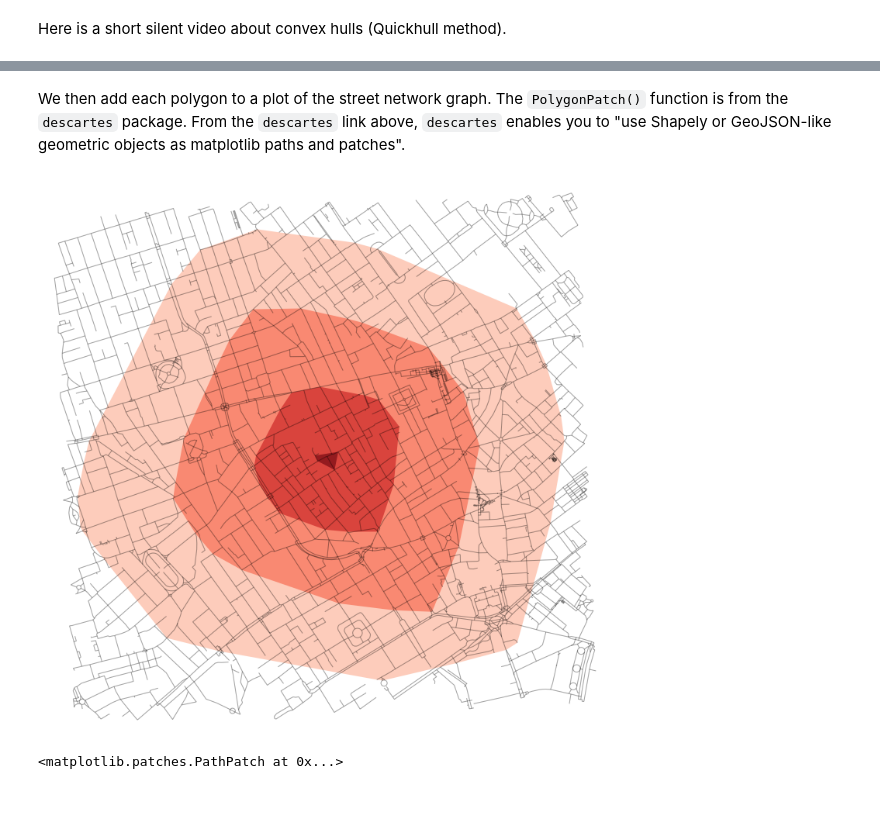
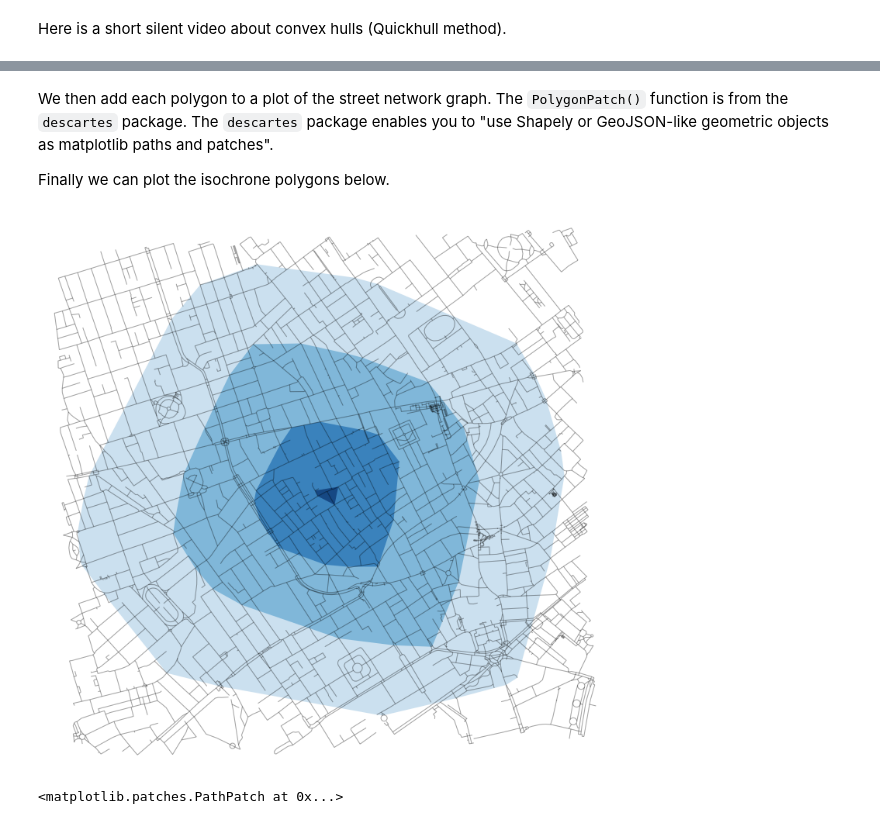
Before and after one commit to PHI-Case-Studies/1854-Cholera-Outbreak-London-Advanced-1, a Jupyter notebook: NB05-Cholera-Case-Study-Isochrone-Map.ipynb, the cells around one changed output, grey strips where cells are left out. Drawn from its saved outputs; the diff is of its cells as text; code cells hidden in the pictures.

```diff
--- a/NB05-Cholera-Case-Study-Isochrone-Map.ipynb
+++ b/NB05-Cholera-Case-Study-Isochrone-Map.ipynb
@@ -127,7 +127,7 @@ Recall we defined __trip time__ and __travel speed__ earlier (top of the noteboo
 > `travel_speed = 4.5 #walking speed in km/hour`
 # %%
 # get one color for each isochrone
-iso_colors = ox.get_colors(n=len(trip_times), cmap='Reds', start=0.3, return_hex=True)
+iso_colors = ox.get_colors(n=len(trip_times), cmap='Blues', start=0.3, return_hex=True)
 # %%
 # color the nodes according to isochrone then plot the street network
 node_colors = {}
@@ -178,20 +178,22 @@ show_youtube("https://www.youtube.com/embed/3fQt5-JgNz0",900,600)
 # %% [output]
 [interactive output not drawn]
 # %% [markdown]
-We then add each polygon to a plot of the street network graph. The `PolygonPatch()` function is from the `descartes` package. From the `descartes` link above, `descartes` enables you to "use Shapely or GeoJSON-like geometric objects as matplotlib paths and patches".
+We then add each polygon to a plot of the street network graph. The `PolygonPatch()` function is from the `descartes` package. The `descartes` package enables you to "use Shapely or GeoJSON-like geometric objects as matplotlib paths and patches".
+
+Finally we can plot the isochrone polygons below.
 # %%
 # plot the network then add isochrones as colored descartes polygon patches
 fig, ax = ox.plot_graph(G, fig_height=13, show=False, \
                         close=False, edge_color='k', \
                         edge_alpha=0.2, node_color='none')
 
 for polygon, fc in zip(isochrone_polys, iso_colors):
-    patch = PolygonPatch(polygon, fc=fc, ec='none', alpha=0.6, zorder=-1)
+    patch = PolygonPatch(polygon, fc=fc, ec='none', alpha=0.7, zorder=-1)
     ax.add_patch(patch)
 
 plt.show()
 # %% [output]
-[figure, old version]
+[figure, new version]
 # %%
 patch
 # %% [output]
```
Also changed, not shown: parts of 12 cells of this notebook, 1 other file.
